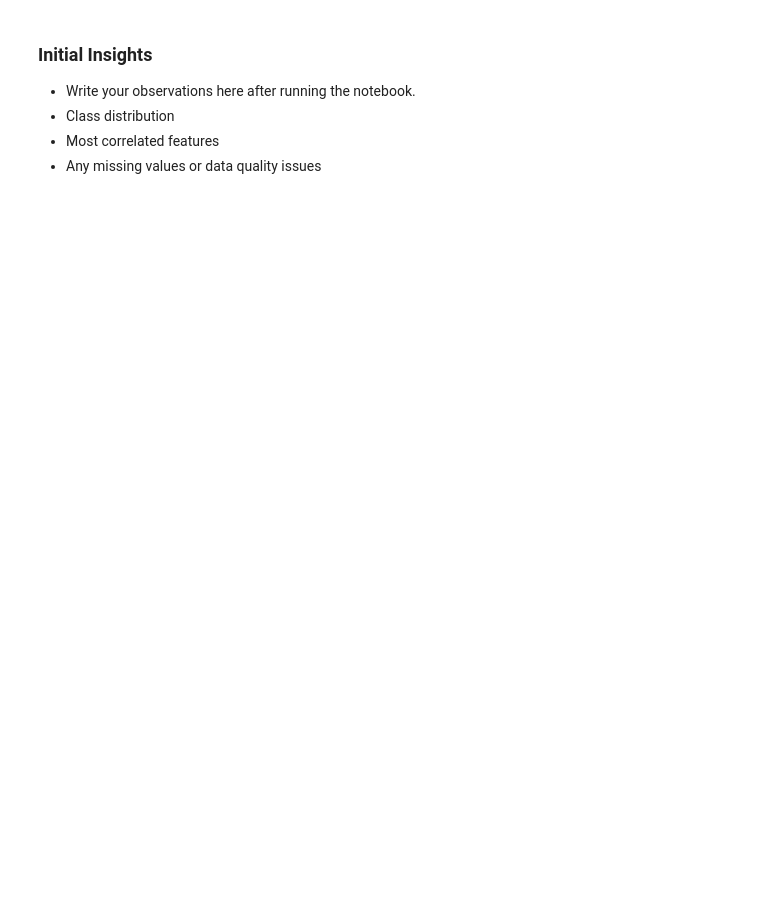
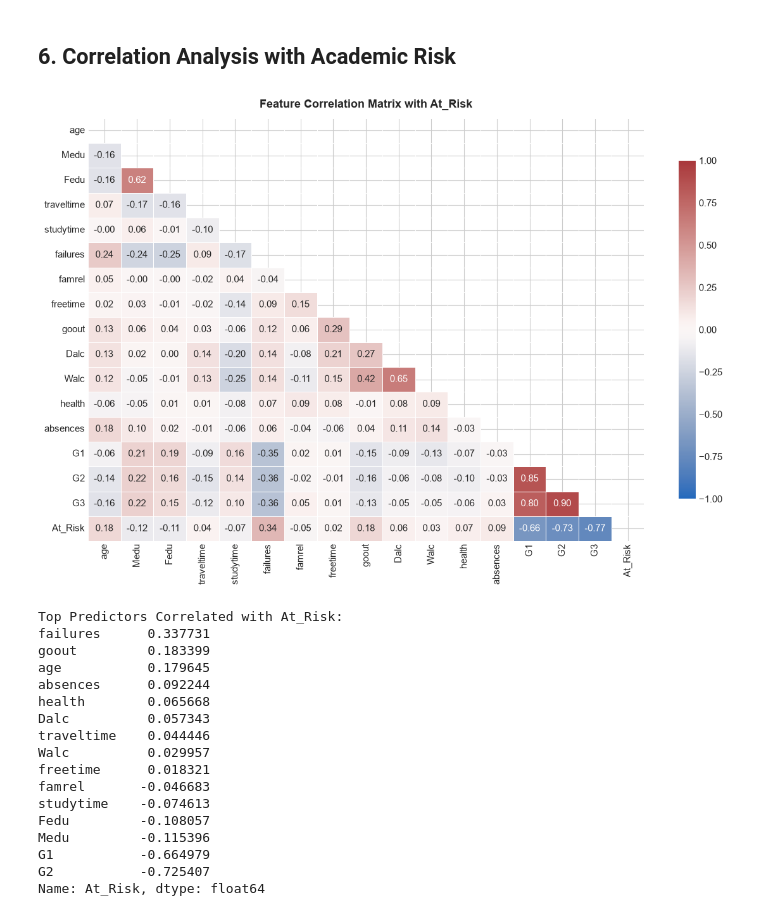
Before and after one commit to Rohan-09-hacker/Interpretable-Student-Academic-Risk-Prediction, a Jupyter notebook: notebooks/01_EDA.ipynb, the cells around one changed output. Cells and saved outputs as stored; diff of their text form; code cells hidden in the pictures; blank space fills up the shorter version.

```diff
--- a/notebooks/01_EDA.ipynb
+++ b/notebooks/01_EDA.ipynb
@@ -77,15 +176,35 @@ plt.show()
+# %% [markdown]
+## 6. Correlation Analysis with Academic Risk
 # %%
-plt.figure(figsize=(12, 10))
-corr = df.corr(numeric_only=True)
-sns.heatmap(corr, annot=True, cmap='coolwarm', fmt=".2f", linewidths=0.5)
-plt.title("Correlation Heatmap")
+num_cols = df.select_dtypes(include=[np.number]).columns
+corr = df[num_cols].corr()
+
+plt.figure(figsize=(12, 8))
+mask = np.triu(np.ones_like(corr, dtype=bool))
+sns.heatmap(corr, mask=mask, annot=True, fmt=".2f", cmap='vlag', vmin=-1, vmax=1,
+            linewidths=0.5, cbar_kws={"shrink": .8})
+plt.title("Feature Correlation Matrix with At_Risk", fontsize=13, fontweight='bold', pad=12)
+plt.tight_layout()
 plt.show()
 
-print("\nTop correlations with At_Risk:")
-print(corr['At_Risk'].sort_values(ascending=False))
+print("Top Predictors Correlated with At_Risk:")
+print(corr['At_Risk'].drop(['At_Risk', 'G3']).sort_values(ascending=False))
+# %% [output]
+[figure, added]
+Top Predictors Correlated with At_Risk:
+failures      0.337731
+goout         0.183399
+age           0.179645
+absences      0.092244
+health        0.065668
+Dalc          0.057343
+traveltime    0.044446
+Walc          0.029957
+freetime      0.018321
+famrel       -0.046683
+studytime    -0.074613
+Fedu         -0.108057
+Medu         -0.115396
+G1           -0.664979
+G2           -0.725407
+Name: At_Risk, dtype: float64
-# %% [markdown]
-### Initial Insights
-- Write your observations here after running the notebook.
-- Class distribution
-- Most correlated features
-- Any missing values or data quality issues
```
Also changed, not shown: parts of 22 cells of this notebook, 14 other files.
